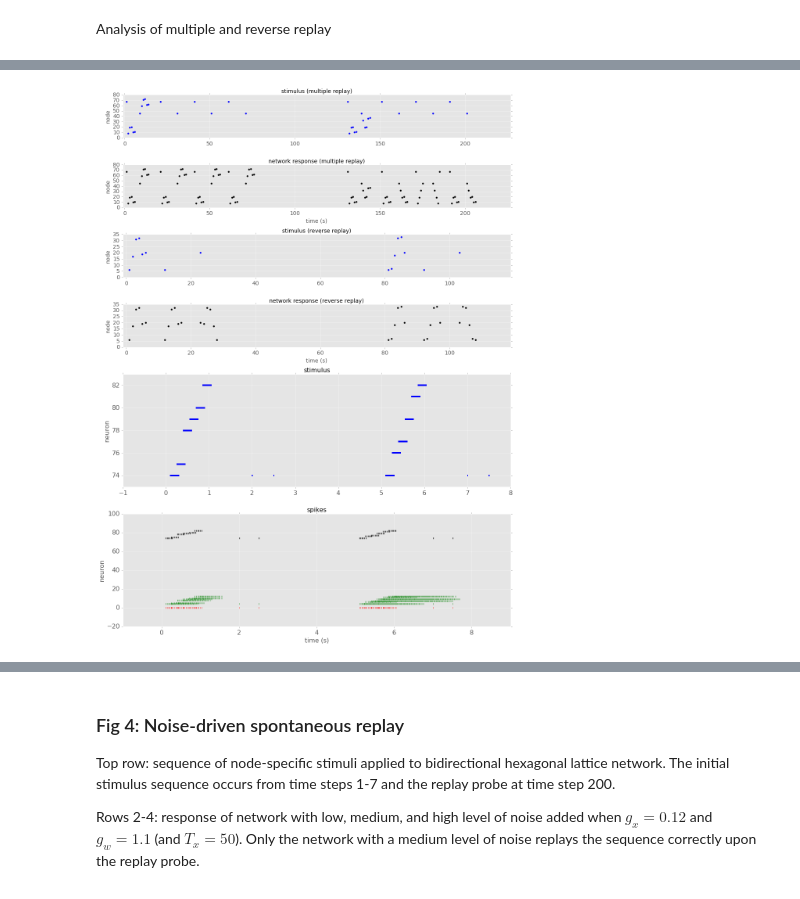
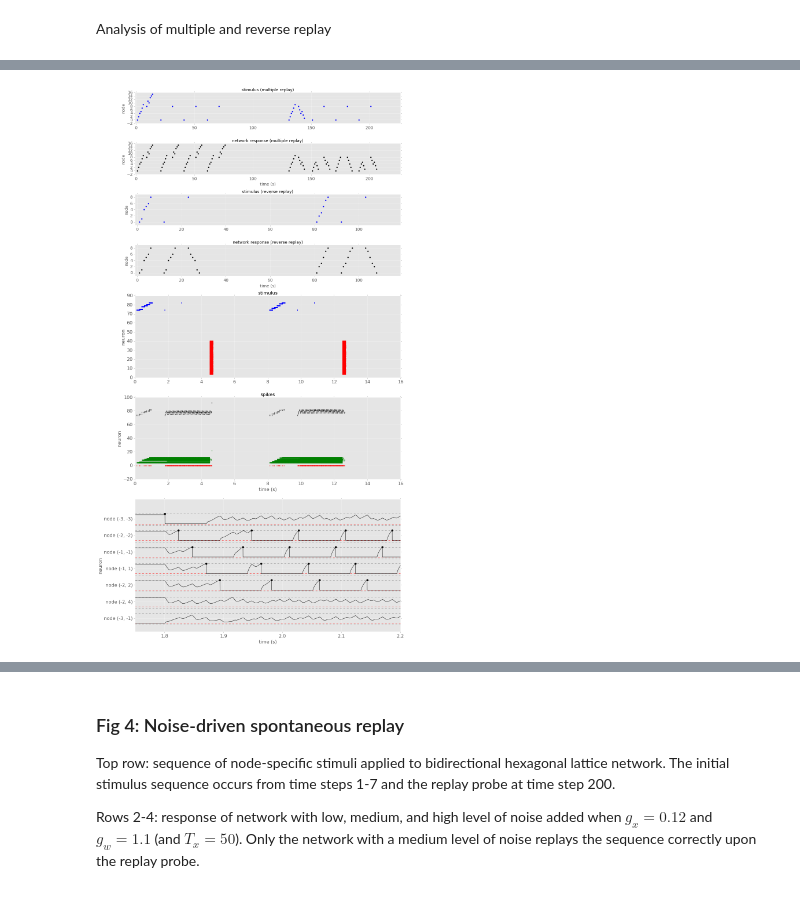
Before and after one commit to rkp8000/nothing_but_reruns, a Jupyter notebook: _paper_draft.ipynb, the cells around one changed output, grey strips where cells are left out. Drawn from its saved outputs; the diff is of its cells as text; code cells hidden in the pictures.

Commit message:
Get reverse replay to tentatively work, except for artificial induction of memory unit activation.

```diff
--- a/_paper_draft.ipynb
+++ b/_paper_draft.ipynb
@@ -43,44 +86,43 @@ Analysis of multiple and reverse replay
 # %%
 %matplotlib inline
-import pdb
 from figures.final_paper import multiple_and_reverse_replay
 
 multiple_and_reverse_replay(
     SEED_SIMPLIFIED=0, NETWORK_SIZE=6, V_TH=1.5, G_W=1, G_X=1, T_X=40, RP=2,
     # multiple replay simplified demo
     SEQ_REF=[(-3, -3), (-2, -2), (-1, -1), (-1, 1), (-2, 2), (-2, 4)],
     SEQ_NONOVERLAP=[(1, -3), (2, -2), (3, -1), (3, 1), (2, 2), (2, 4)],
     SEQ_OVERLAP=[(1, -3), (0, -2), (-1, -1), (-1, 1), (0, 2), (0, 4)],
     TRIGGER_START=20, TRIGGER_END=80,
     TRIGGER_INTERVAL=10,
     NODE_ORDER_MULTIPLE=[
         (-3, -3), (0, 4), (-2, -2), (0, 2), (-1, -1),
         (-1, 1), (0, -2), (-2, 2), (1, -3), (-2, 4),
         (3, -1), (2, -2), (1, -1), (3, 1), (2, 2), (2, 4)
     ],
     # reverse replay simplified demo
     SEQ_REVS=[
         [(-3, -3), (-2, -2), (-1, -1), (-1, 1), (-2, 2), (-2, 4)],
         [(-3, -3), (-3, -1), (-2, 0), (-1, 1), (-1, 3), (-2, 4)],
     ],
     NODE_ORDER_REVERSE=[(-3, -3), (-2, -2), (-3, -1), (-2, 0), (-1, -1), (-1, 1), (-2, 2), (-1, 3), (-2, 4)],
     # lif network
-    SEED_LIF=0, NETWORK_SIZE_LIF=4, DT=0.0001, OFFSET=5,
-    W_PP=.7, W_PM=0.03, W_PI=20, W_MP=25, W_MM=.14, W_IP=20,
+    SEED_LIF=1, NETWORK_SIZE_LIF=4, DT=0.0001, OFFSET=8,
+    W_PP=.7, W_PM=0.035, W_PI=2, W_MP=1000, W_MM=.4, W_IP=50,
     TAU_P=0.02, TAU_M=0.02, TAU_I=0.01,
-    V_REST_P=-0.065, V_REST_M=-0.065, V_REST_I=-0.065,
+    V_REST_P=-0.075, V_REST_M=-0.065, V_REST_I=-0.065,
     V_TH_P=-0.045, V_TH_M=-0.045, V_TH_I=-0.045,
-    V_RESET_P=-0.065, V_RESET_M=-0.065, V_RESET_I=-0.065,
-    RP_P=0.030, RP_M=0.002, RP_I=0.002,
-    TAUS_SYN={'ampa': 0.002, 'nmda': 0.08, 'gaba': 0.005},
+    V_RESET_P=-0.075, V_RESET_M=-0.065, V_RESET_I=-0.065,
+    RP_P=0.07, RP_M=0.002, RP_I=0.002,
+    TAUS_SYN={'ampa': 0.002, 'nmda': 0.05, 'gaba': 0.005},
     V_REVS_SYN={'ampa': 0, 'nmda': 0, 'gaba': -0.08},
     SEQ_START=0.1, SEQ_DUR=0.2, SEQ_STAGGER=0.15, SEQ_AMP=10, SEQ_FREQ=500,
-    REPLAY_START_FOR=2, REPLAY_START_REV=2.5, REPLAY_DUR=0.01, REPLAY_AMP=1, REPLAY_FREQ=1000,
-    RESET_START=3, RESET_DUR=0.2, RESET_AMP=0, RESET_FREQ=1000,
+    REPLAY_START_FOR=1.8, REPLAY_START_REV=2.8, REPLAY_DUR=0.001, REPLAY_AMP=0.5, REPLAY_FREQ=10000,
+    RESET_START=4.5, RESET_DUR=0.2, RESET_AMP=5, RESET_FREQ=1000,
     BKGD_GABA_AMP=2, BKGD_GABA_FREQ=1000,
     BKGD_GABA_AMP_MEM=0, BKGD_GABA_FREQ_MEM=60);
 # %% [output]
-[figure, old version]
+[figure, new version]
 # %%
 import numpy as np
 from figures.final_paper import record_extension_by_spontaneous_replay
```
Also changed, not shown: parts of 10 cells of this notebook.
